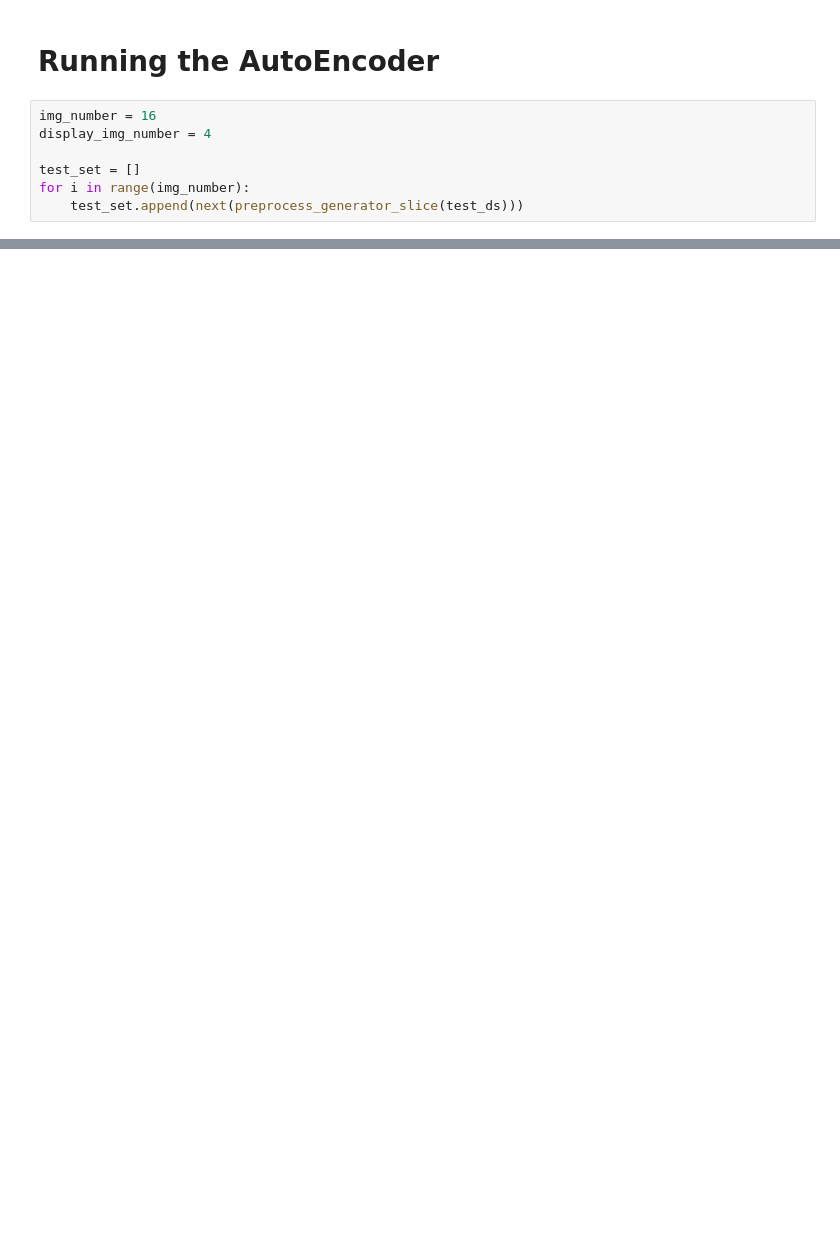
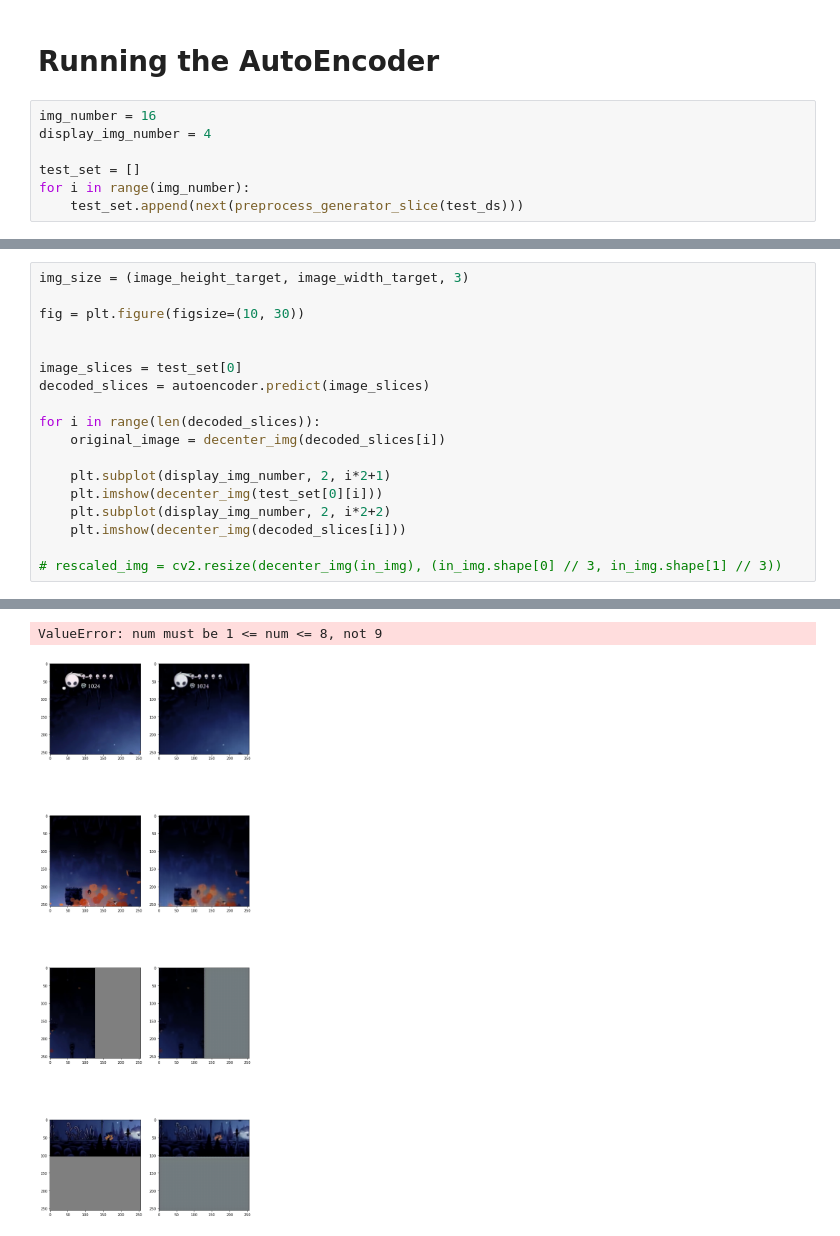
Before and after one commit to Tharci/Deep-Learning-Project, a Jupyter notebook: playground/baseline-improved.ipynb, the cells around one changed output, grey strips where cells are left out. Drawn from its saved outputs; the diff is of its cells as text; blank space fills up the shorter version.

```diff
--- a/playground/baseline-improved.ipynb
+++ b/playground/baseline-improved.ipynb
@@ -265,0 +373,19 @@ print(np.array(ssim_values).mean())
+# %%
+img_size = (image_height_target, image_width_target, 3)
+
+fig = plt.figure(figsize=(10, 30))
+
+
+image_slices = test_set[0]
+decoded_slices = autoencoder.predict(image_slices)
+
+for i in range(len(decoded_slices)):
+    original_image = decenter_img(decoded_slices[i])
+
+    plt.subplot(display_img_number, 2, i*2+1)
+    plt.imshow(decenter_img(test_set[0][i]))
+    plt.subplot(display_img_number, 2, i*2+2)
+    plt.imshow(decenter_img(decoded_slices[i]))
+
+# rescaled_img = cv2.resize(decenter_img(in_img), (in_img.shape[0] // 3, in_img.shape[1] // 3))
+# %% [output]
@@ -265,0 +393,2 @@ print(np.array(ssim_values).mean())
+ValueError: num must be 1 <= num <= 8, not 9
+[figure, added]
```
Also changed, not shown: parts of 12 cells of this notebook, 13 other files.
